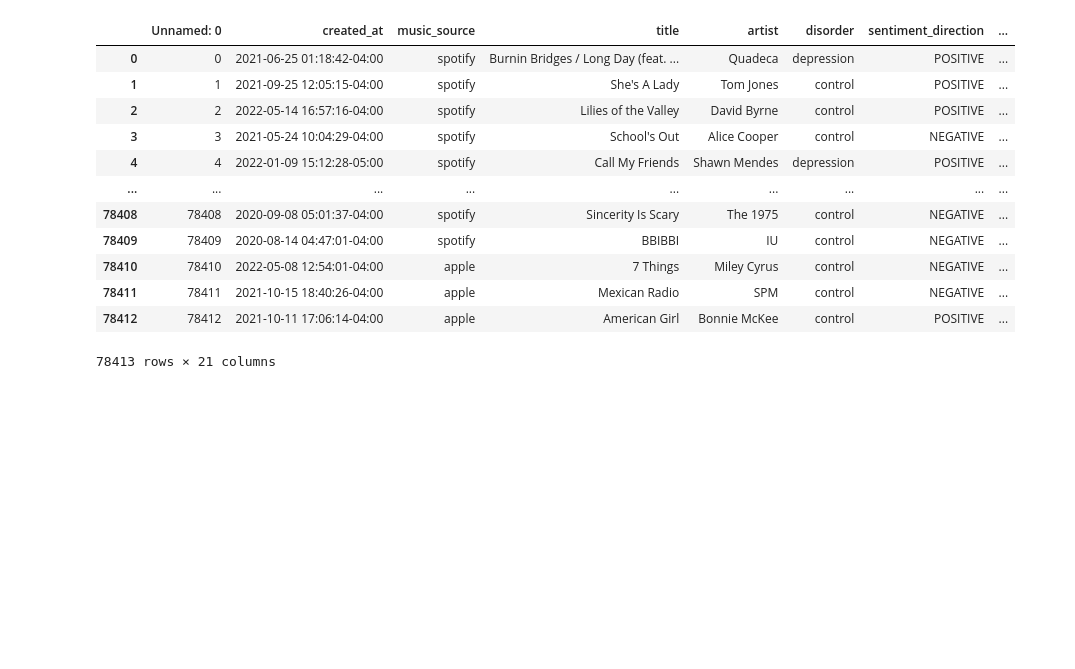
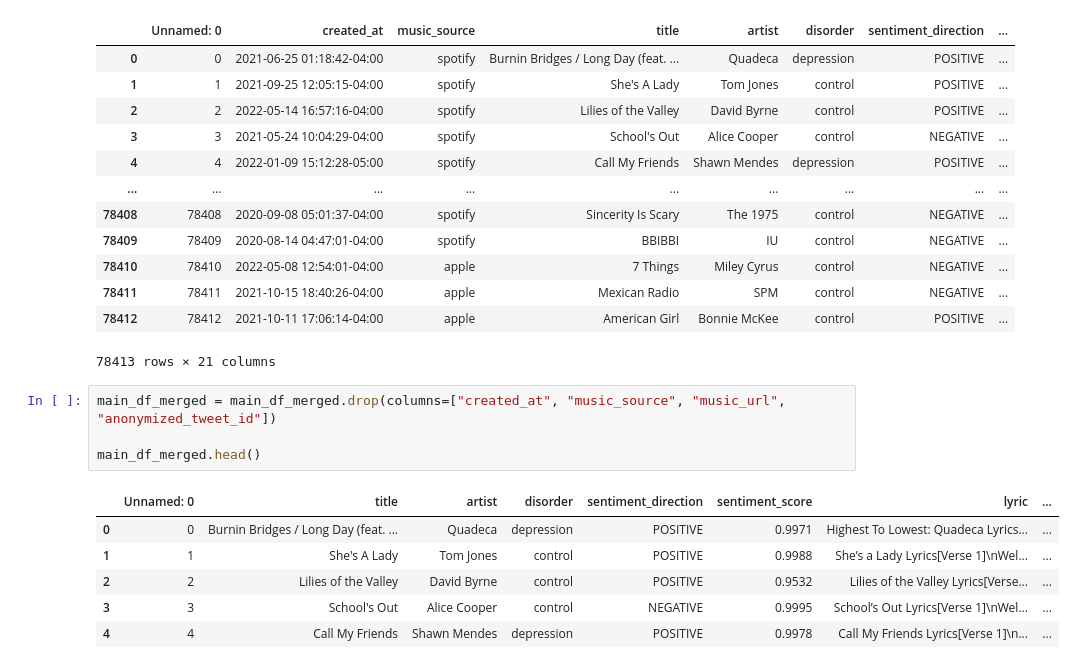
Before and after one commit to filpi86/mer-thesis, a Jupyter notebook: VA_tweets.ipynb, the cells around one changed output. Drawn from its saved outputs; the diff is of its cells as text; blank space fills up the shorter version.

```diff
--- a/VA_tweets.ipynb
+++ b/VA_tweets.ipynb
@@ -81,3 +86,14 @@ main_df_merged
 | 78411 | 78411 | 2021-10-15 18:40:26-04:00 | apple | Mexican Radio | SPM | control | NEGATIVE | ... |
 | 78412 | 78412 | 2021-10-11 17:06:14-04:00 | apple | American Girl | Bonnie McKee | control | POSITIVE | ... |
 78413 rows × 21 columns
+# %%
+main_df_merged = main_df_merged.drop(columns=["created_at", "music_source", "music_url", "anonymized_tweet_id"])
+
+main_df_merged.head()
+# %% [output]
+|  | Unnamed: 0 | title | artist | disorder | sentiment_direction | sentiment_score | lyric | ... |
+| 0 | 0 | Burnin Bridges / Long Day (feat. ... | Quadeca | depression | POSITIVE | 0.9971 | Highest To Lowest: Quadeca Lyrics... | ... |
+| 1 | 1 | She's A Lady | Tom Jones | control | POSITIVE | 0.9988 | She’s a Lady Lyrics[Verse 1]\nWel... | ... |
+| 2 | 2 | Lilies of the Valley | David Byrne | control | POSITIVE | 0.9532 | Lilies of the Valley Lyrics[Verse... | ... |
+| 3 | 3 | School's Out | Alice Cooper | control | NEGATIVE | 0.9995 | School’s Out Lyrics[Verse 1]\nWel... | ... |
+| 4 | 4 | Call My Friends | Shawn Mendes | depression | POSITIVE | 0.9978 | Call My Friends Lyrics[Verse 1]\n... | ... |
```
Also changed, not shown: parts of 5 cells of this notebook.
